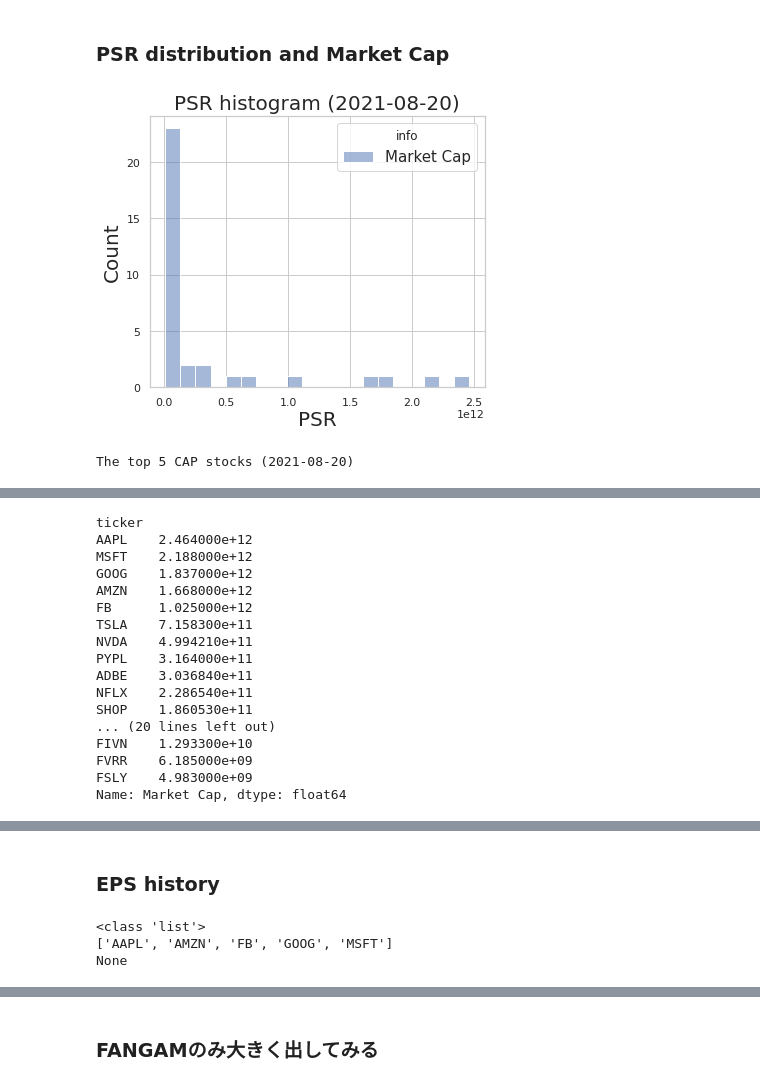
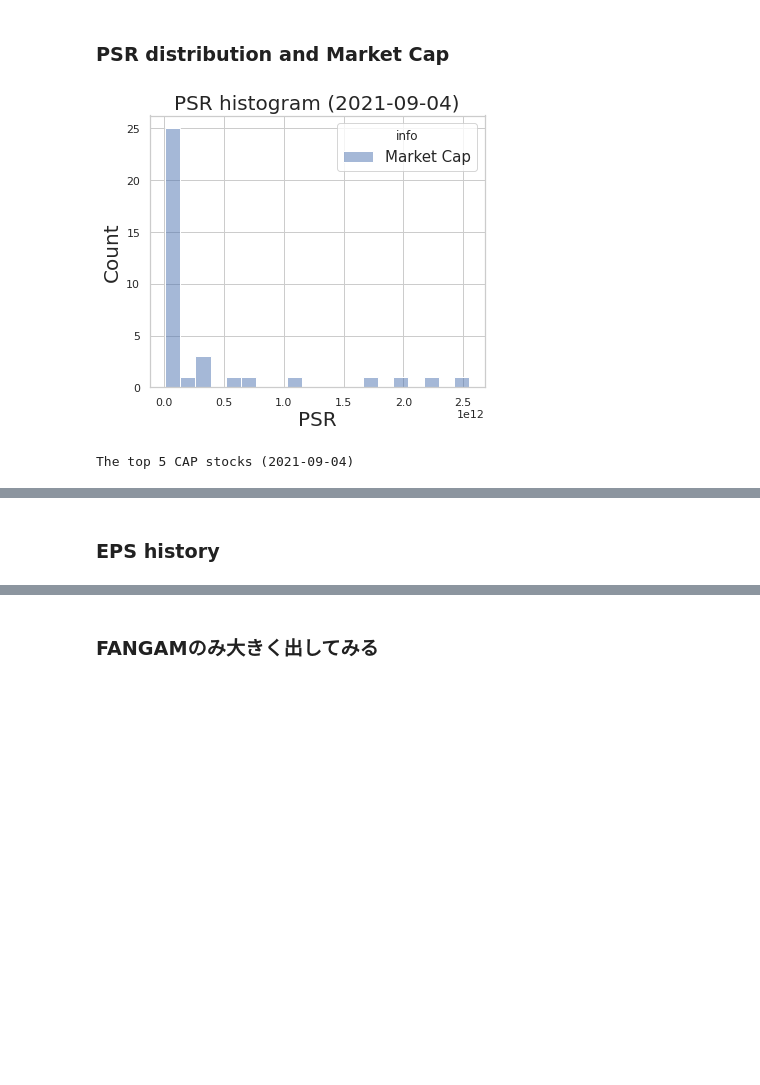
Before and after one commit to jnishii/stock-analysis, a Jupyter notebook: yahoo_fin/EPS-analysis.ipynb, the cells around one changed output, grey strips where cells are left out. Drawn from its saved outputs; the diff is of its cells as text; code cells hidden in the pictures; blank space fills up the shorter version.

```diff
--- a/yahoo_fin/EPS-analysis.ipynb
+++ b/yahoo_fin/EPS-analysis.ipynb
@@ -37,27 +35,29 @@ growth1=ant+saas+ecommerce
 growth2=fintech+media+techs+eauto
 # %%
 E12 = ["FB", "AAPL", "GOOG", "AMZN", "MSFT"] # Trillion
-E11 = ["NFLX", "TSLA","ADBE", "NVDA","PYPL", "SHOP", "SQ", "ZM"] # over 100 Billion
+E11 = ["NFLX", "TSLA","ADBE", "NVDA","PYPL", "SHOP", "SQ"] # over 100 Billion
 E10_5 = ( # Over 50 Billion
-    ["ABNB", "GM", "F"]
+    ["ABNB","SNOW", "ZM"]  #, "GM", "F"
     + ["CRWD", "TWLO","TWTR"]
-    + [ "DOCU"]
+    + [ "DOCU", "PLTR"]
 )
-E10_1 = ["ROKU", "PLTR","OKTA", "EPAM","U", "MGA","ZS", "ETSY","FIVN", "PINS", "HUBS"] # over 10 Billion
+E10_1 = ["ROKU", "OKTA", "DDOG", "EPAM","TTD","U", "MGA","ZS", "ETSY","FIVN", "PINS","MDB", "HUBS"] # over 10 Billion
 
-E9 = ["FVRR","FSLY", "TTD"] # over 1 Billion
+E9 = ["FVRR"] # over 1 Billion
 
 LIST=E12+E11+E10_5+E10_1+E9
+SLIST=E11+E10_5+E10_1+E9
+
 ###
 # %% [markdown]
 ### PSR distribution and Market Cap
 # %%
 import importlib
 importlib.reload(mi)
 df=mi.show_valuation(LIST, table=False, key="Cap")
-df["Market Cap"]
+#df["Market Cap"].sort_values(ascending=False)
 # %% [output]
-[figure, old version]
+[figure, new version]
-The top 5 CAP stocks (2021-08-20)
+The top 5 CAP stocks (2021-09-04)
 | info | Market Cap | Previous Close | 1y Target Est | Price/Sales (ttm) | PE Ratio (TTM) | Price/Book (mrq) | ... |
 | ticker |  |  |  |  |  |  | ... |
@@ -69,20 +69,3 @@ The top 5 CAP stocks (2021-08-20)
-ticker
-AAPL    2.464000e+12
-MSFT    2.188000e+12
-GOOG    1.837000e+12
-AMZN    1.668000e+12
-FB      1.025000e+12
-TSLA    7.158300e+11
-NVDA    4.994210e+11
-PYPL    3.164000e+11
-ADBE    3.036840e+11
-NFLX    2.286540e+11
-SHOP    1.860530e+11
-... (20 lines left out)
-FIVN    1.293300e+10
-FVRR    6.185000e+09
-FSLY    4.983000e+09
-Name: Market Cap, dtype: float64
 # %%
 df.head()
 # %% [output]
@@ -95,15 +78,6 @@ df.head()
 | FB | 1.025000e+12 | 362.65 | 386.47 | 9.78 | 27.00 | 7.43 | ... |
 # %% [markdown]
 ### EPS history
-# %%
-print(type(E12))
-E12.sort()
-print(E12)
-print(E12.sort())
-# %% [output]
-<class 'list'>
-['AAPL', 'AMZN', 'FB', 'GOOG', 'MSFT']
-None
 # %%
 import importlib
 importlib.reload(mi)
```
Also changed, not shown: parts of 8 cells of this notebook, 3 other files.
